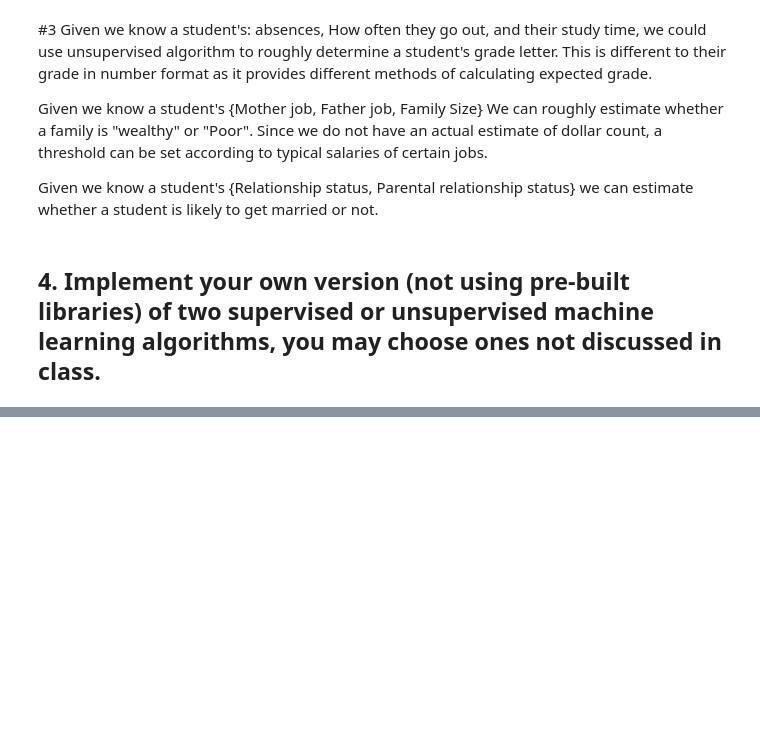
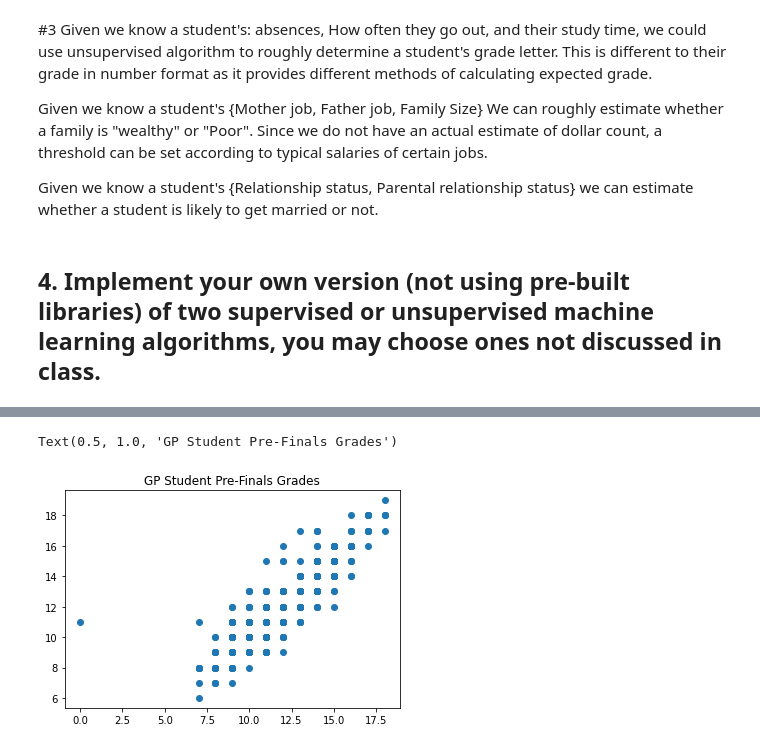
Before and after one commit to BrockForsythe/COSC311, a Jupyter notebook: Project 2/Project2.ipynb, the cells around one changed output, grey strips where cells are left out. Saved outputs shown, nothing was run; the diff lists cells and outputs as text; code cells hidden in the pictures; blank space fills up the shorter version.

```diff
--- a/Project 2/Project2.ipynb
+++ b/Project 2/Project2.ipynb
@@ -48,0 +205,6 @@ Given we know a student's {Relationship status, Parental relationship status} we
+# %%
+plt.scatter(GP['G1'],GP['G2'])
+plt.title("GP Student Pre-Finals Grades")
+# %% [output]
+Text(0.5, 1.0, 'GP Student Pre-Finals Grades')
+[figure, added]
```
Also changed, not shown: parts of 68 cells of this notebook.
